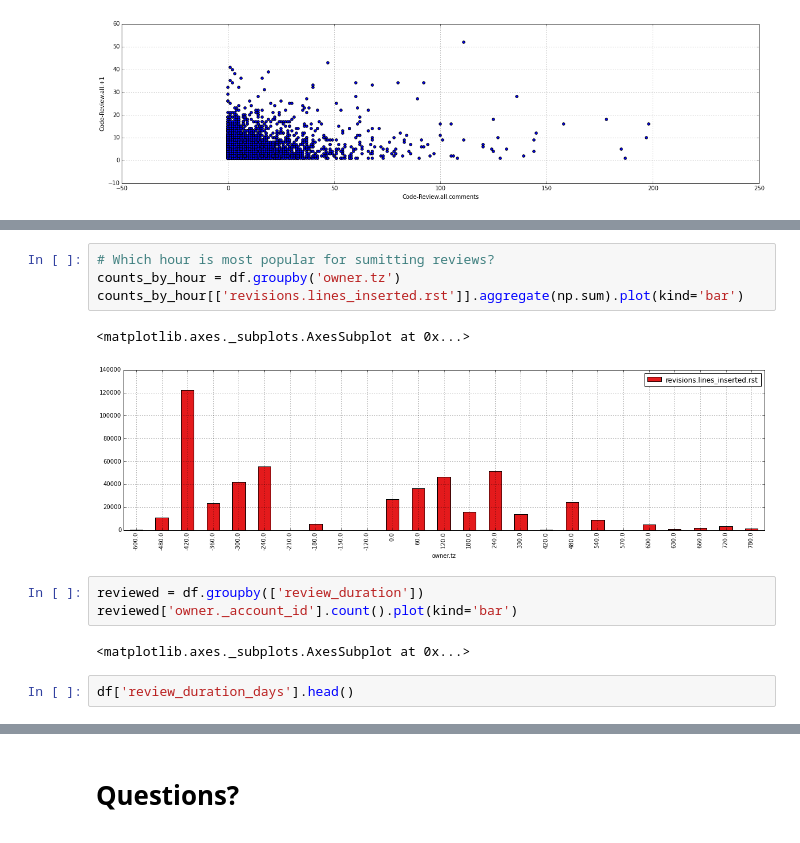
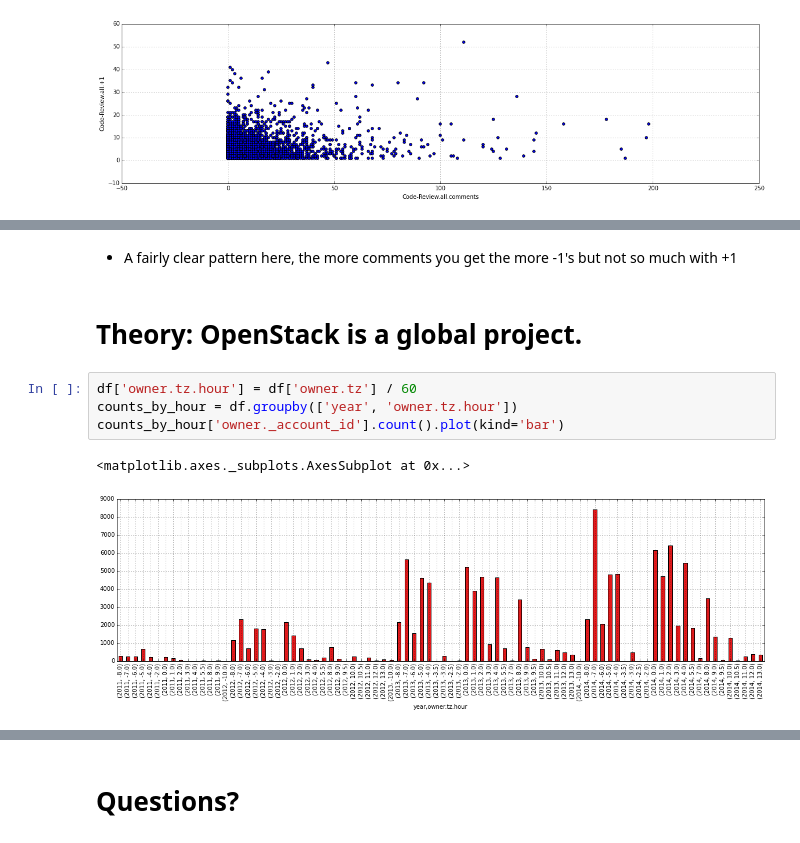
Before and after one commit to d0ugal/metareview, a Jupyter notebook: presentation.ipynb, the cells around one changed output, grey strips where cells are left out. Cells and saved outputs as stored; diff of their text form.

```diff
--- a/presentation.ipynb
+++ b/presentation.ipynb
@@ -369,14 +302,11 @@ df.plot(x='review_duration_days', y='revisions.count', kind='scatter')
-# %%
-# Which hour is most popular for sumitting reviews?
-counts_by_hour = df.groupby('owner.tz')
-counts_by_hour[['revisions.lines_inserted.rst']].aggregate(np.sum).plot(kind='bar')
-# %% [output]
-<matplotlib.axes._subplots.AxesSubplot at 0x...>
-[figure, removed]
+# %% [markdown]
+- A fairly clear pattern here, the more comments you get the more -1's but not so much with +1
+# %% [markdown]
+# Theory: OpenStack is a global project.
 # %%
-reviewed = df.groupby(['review_duration'])
-reviewed['owner._account_id'].count().plot(kind='bar')
+df['owner.tz.hour'] = df['owner.tz'] / 60
+counts_by_hour = df.groupby(['year', 'owner.tz.hour'])
+counts_by_hour['owner._account_id'].count().plot(kind='bar')
 # %% [output]
 <matplotlib.axes._subplots.AxesSubplot at 0x...>
+[figure, added]
-# %%
-df['review_duration_days'].head()
```
Also changed, not shown: parts of 75 cells of this notebook, 2 other files.
